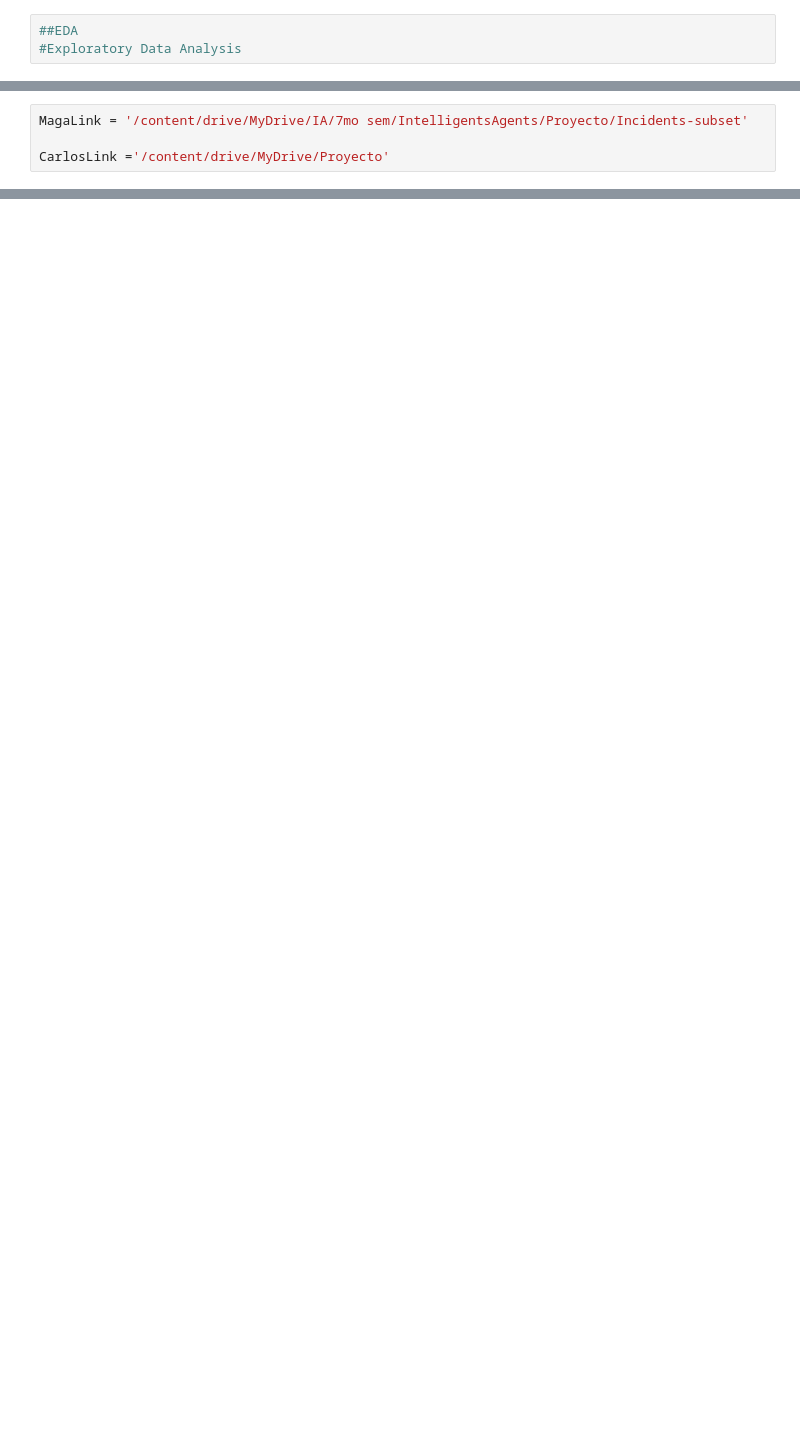
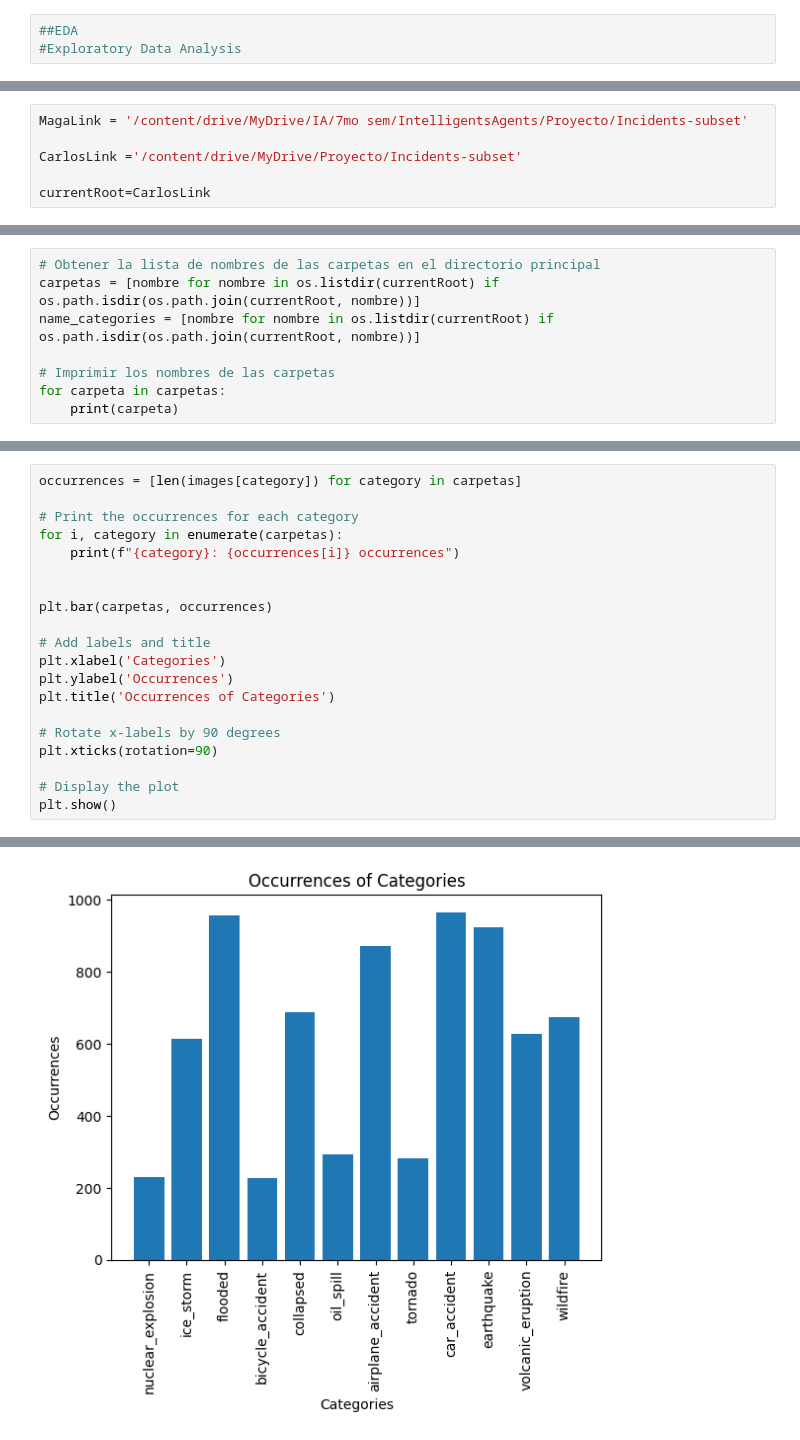
Before and after one commit to LeoMagallanes/Incident-Classifier, a Jupyter notebook: main.ipynb, the cells around one changed output, grey strips where cells are left out. Drawn from its saved outputs; the diff is of its cells as text; blank space fills up the shorter version.

```diff
--- a/main.ipynb
+++ b/main.ipynb
@@ -11,4 +11,6 @@ Mounted at /content/drive
 # %%
 MagaLink = '/content/drive/MyDrive/IA/7mo sem/IntelligentsAgents/Proyecto/Incidents-subset'
 
-CarlosLink ='/content/drive/MyDrive/Proyecto'
+CarlosLink ='/content/drive/MyDrive/Proyecto/Incidents-subset'
+
+currentRoot=CarlosLink
@@ -16,0 +43,8 @@ print('Carlitos')
+# %%
+# Obtener la lista de nombres de las carpetas en el directorio principal
+carpetas = [nombre for nombre in os.listdir(currentRoot) if os.path.isdir(os.path.join(currentRoot, nombre))]
+name_categories = [nombre for nombre in os.listdir(currentRoot) if os.path.isdir(os.path.join(currentRoot, nombre))]
+
+# Imprimir los nombres de las carpetas
+for carpeta in carpetas:
+    print(carpeta)
@@ -16,0 +95,21 @@ print('Carlitos')
+# %%
+occurrences = [len(images[category]) for category in carpetas]
+
+# Print the occurrences for each category
+for i, category in enumerate(carpetas):
+    print(f"{category}: {occurrences[i]} occurrences")
+
+
+plt.bar(carpetas, occurrences)
+
+# Add labels and title
+plt.xlabel('Categories')
+plt.ylabel('Occurrences')
+plt.title('Occurrences of Categories')
+
+# Rotate x-labels by 90 degrees
+plt.xticks(rotation=90)
+
+# Display the plot
+plt.show()
+# %% [output]
@@ -16,0 +128 @@ print('Carlitos')
+[figure, added]
```
Also changed, not shown: parts of 18 cells of this notebook.
